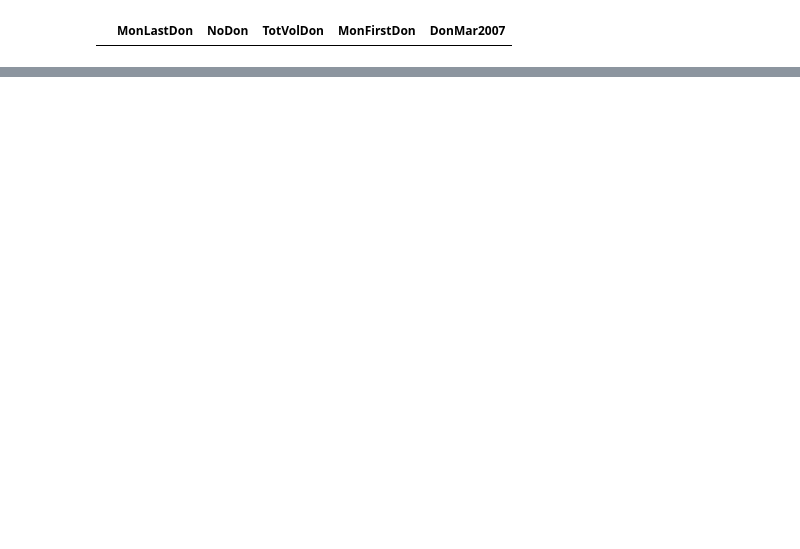
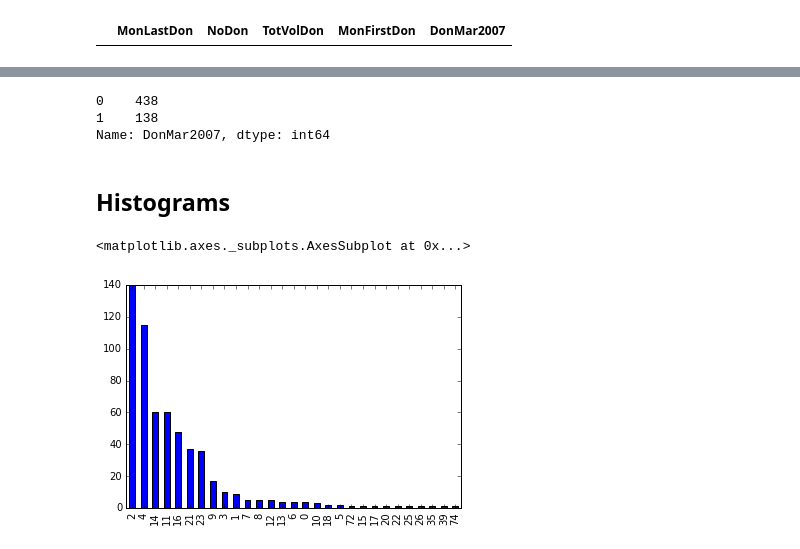
Before and after one commit to ukirderohit/Final-Project---Predict-Blood-Donations, a Jupyter notebook: Predict Blood Donation.ipynb, the cells around one changed output, grey strips where cells are left out. Cells and saved outputs as stored; diff of their text form; code cells hidden in the pictures; blank space fills up the shorter version.

```diff
--- a/Predict Blood Donation.ipynb
+++ b/Predict Blood Donation.ipynb
@@ -41,0 +136,13 @@ df[df.MonLastDon.isnull()]
+# %%
+df.DonMar2007.value_counts()
+# %% [output]
+0    438
+1    138
+Name: DonMar2007, dtype: int64
+# %% [markdown]
+## Histograms
+# %%
+df.MonLastDon.value_counts().plot(kind='bar')
+# %% [output]
+<matplotlib.axes._subplots.AxesSubplot at 0x...>
+[figure, added]
```
Also changed, not shown: parts of 17 cells of this notebook.
